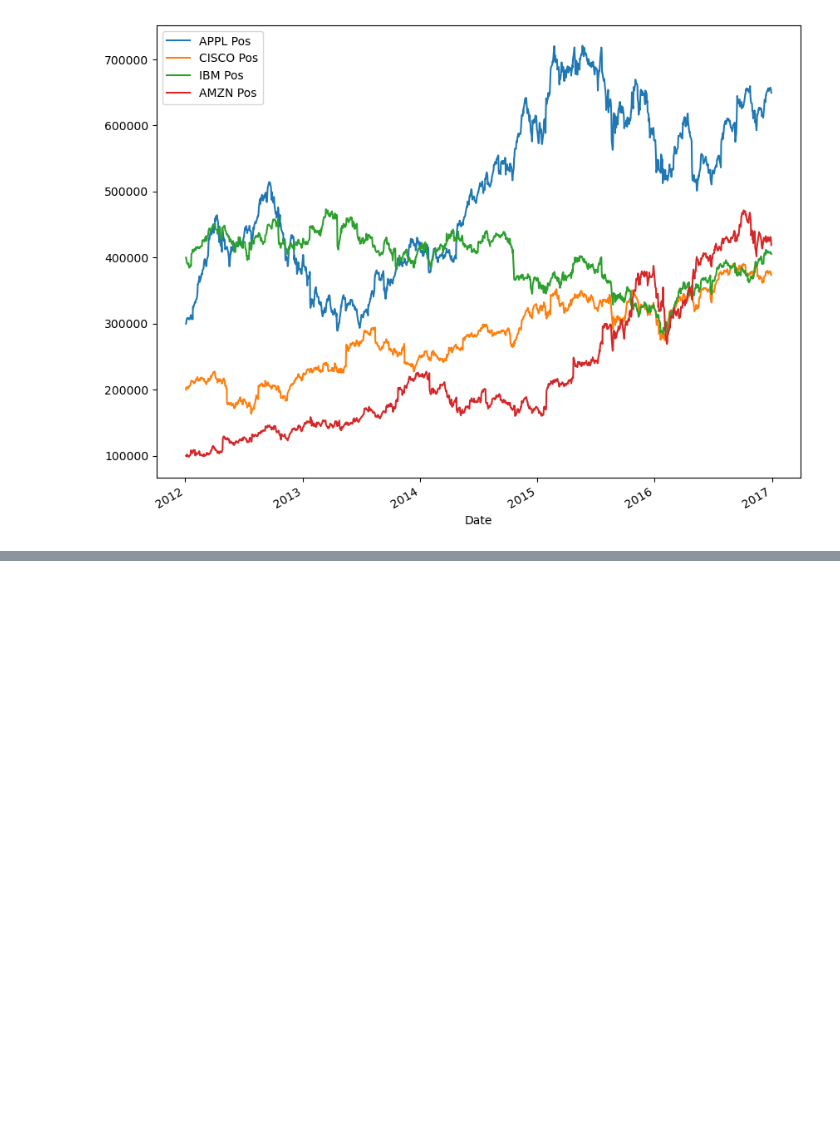
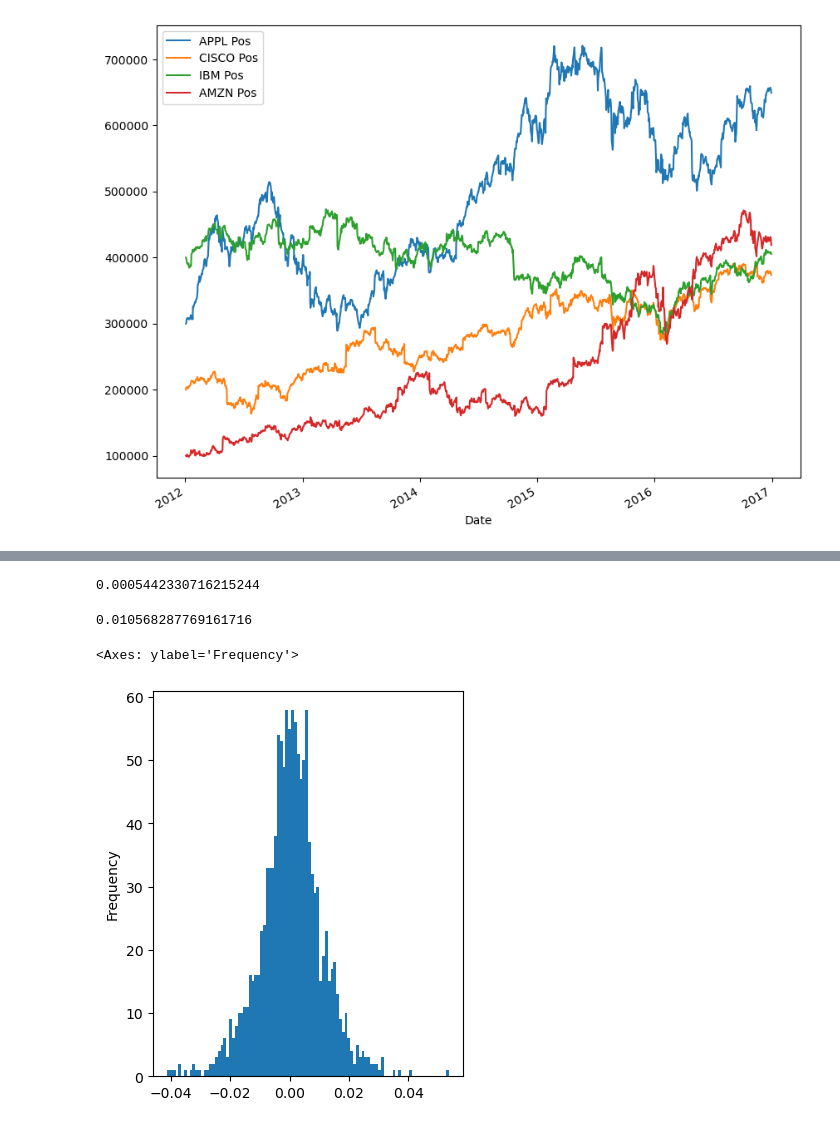
Before and after one commit to Ishanshi-B/Financial-Analysis-Python, a Jupyter notebook: Python Finance /Portfolio-Allocation-and-sharpe-Ratio.ipynb, the cells around one changed output, grey strips where cells are left out. Cells and saved outputs as stored; diff of their text form; code cells hidden in the pictures; blank space fills up the shorter version.

Commit message:
Commiting Portfolio optimization

```diff
--- a/Python Finance /Portfolio-Allocation-and-sharpe-Ratio.ipynb
+++ b/Python Finance /Portfolio-Allocation-and-sharpe-Ratio.ipynb
@@ -171,0 +184,2 @@ portfolio_val.drop('Total Pos', axis=1).plot(figsize=(10,8))
+# %%
+portfolio_val['Daily Return'] = portfolio_val['Total Pos'].pct_change(1)
@@ -171,0 +196,13 @@ portfolio_val.drop('Total Pos', axis=1).plot(figsize=(10,8))
+# %%
+portfolio_val['Daily Return'].mean()
+# %% [output]
+0.0005442330716215244
+# %%
+portfolio_val['Daily Return'].std()
+# %% [output]
+0.010568287769161716
+# %%
+portfolio_val['Daily Return'].plot(kind='hist', bins=100, figsize=(4,5))
+# %% [output]
+<Axes: ylabel='Frequency'>
+[figure, added]
```
Also changed, not shown: parts of 13 cells of this notebook, 6 other files.
